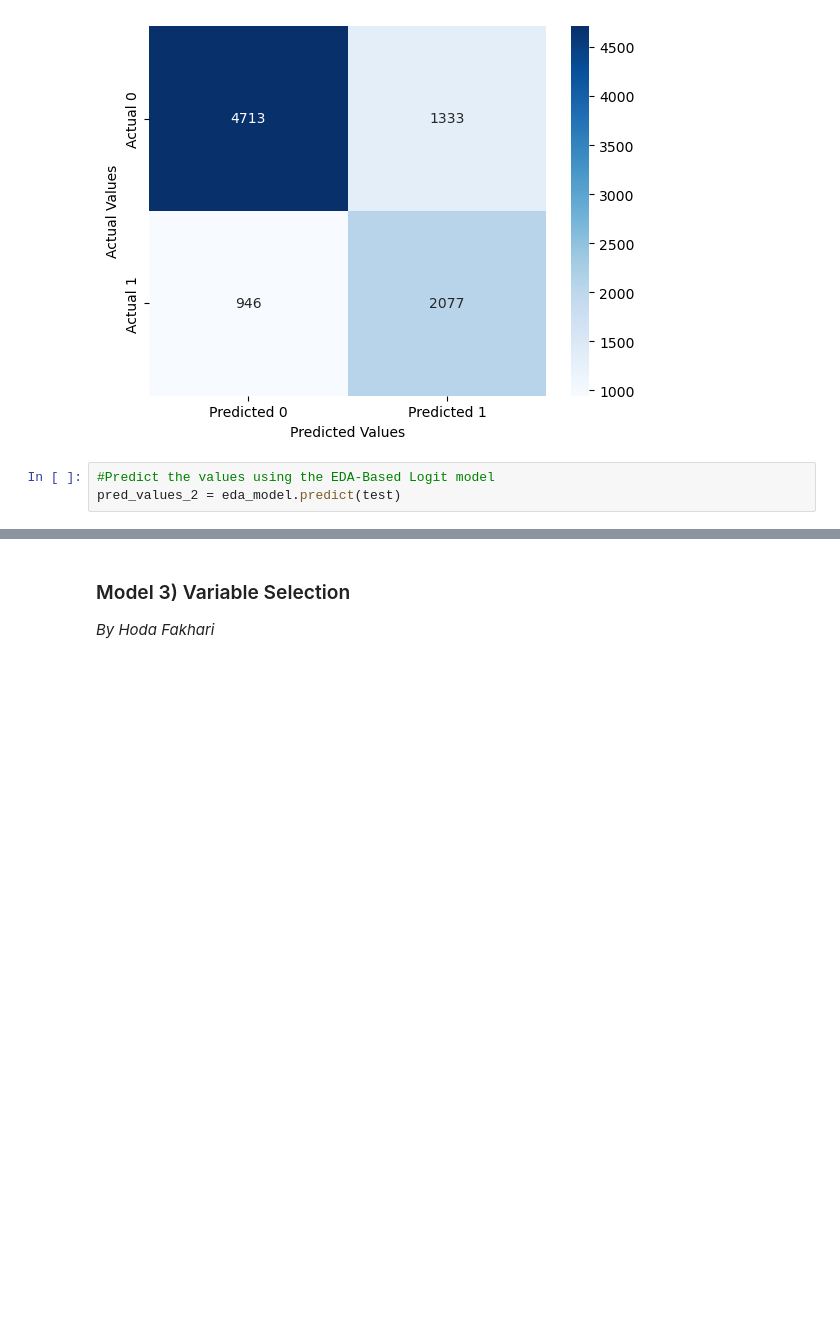
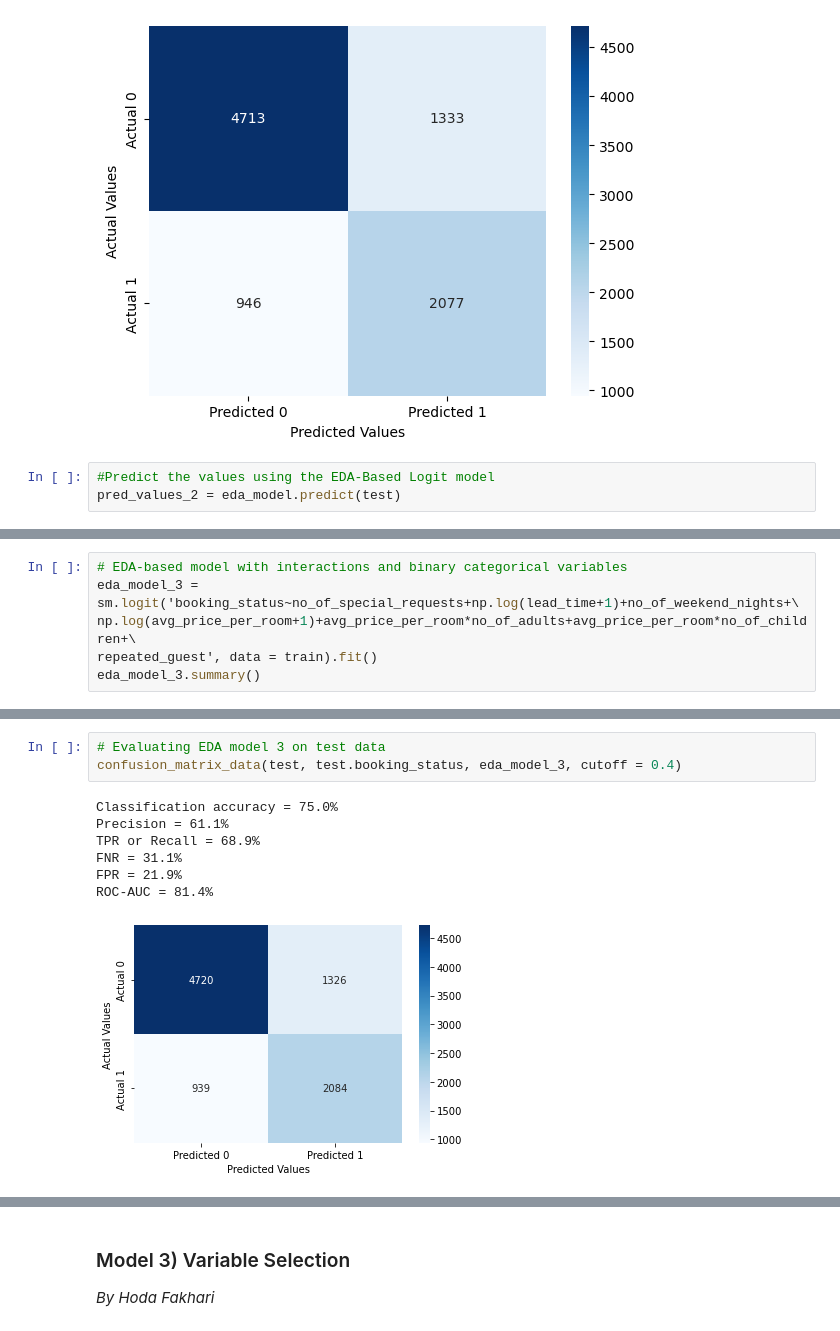
Before and after one commit to LinhNgaNguyen/STAT303-2-Project, a Jupyter notebook: Report/Project Code Anaconda.ipynb, the cells around one changed output, grey strips where cells are left out. Drawn from its saved outputs; the diff is of its cells as text; blank space fills up the shorter version.

```diff
--- a/Report/Project Code Anaconda.ipynb
+++ b/Report/Project Code Anaconda.ipynb
@@ -517,0 +638,6 @@ pred_values_2 = eda_model.predict(test)
+# %%
+# EDA-based model with interactions and binary categorical variables
+eda_model_3 = sm.logit('booking_status~no_of_special_requests+np.log(lead_time+1)+no_of_weekend_nights+\
+np.log(avg_price_per_room+1)+avg_price_per_room*no_of_adults+avg_price_per_room*no_of_children+\
+repeated_guest', data = train).fit()
+eda_model_3.summary()
@@ -517,0 +668,11 @@ pred_values_2 = eda_model.predict(test)
+# %%
+# Evaluating EDA model 3 on test data
+confusion_matrix_data(test, test.booking_status, eda_model_3, cutoff = 0.4)
+# %% [output]
+Classification accuracy = 75.0%
+Precision = 61.1%
+TPR or Recall = 68.9%
+FNR = 31.1%
+FPR = 21.9%
+ROC-AUC = 81.4%
+[figure, added]
```
Also changed, not shown: parts of 16 cells of this notebook, 1 other file.
